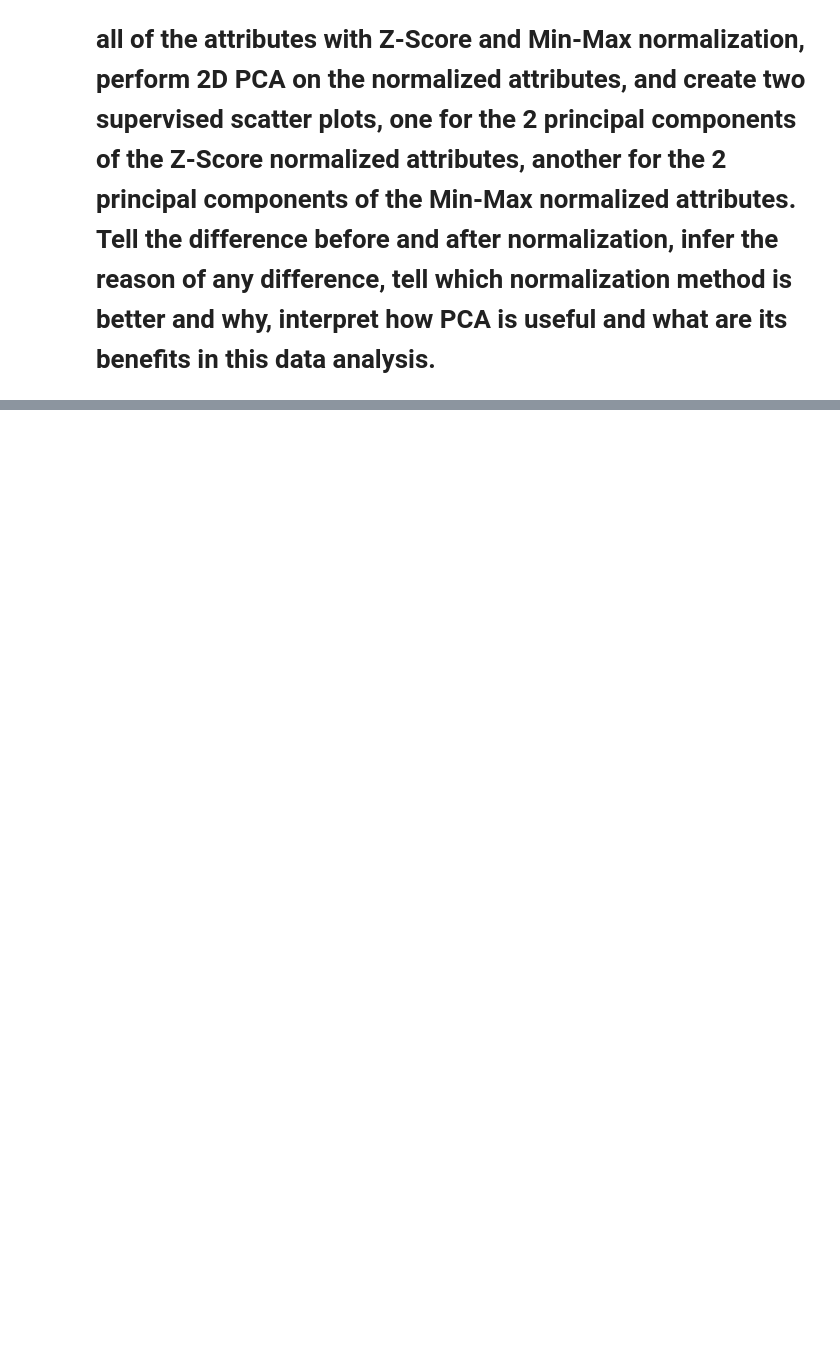
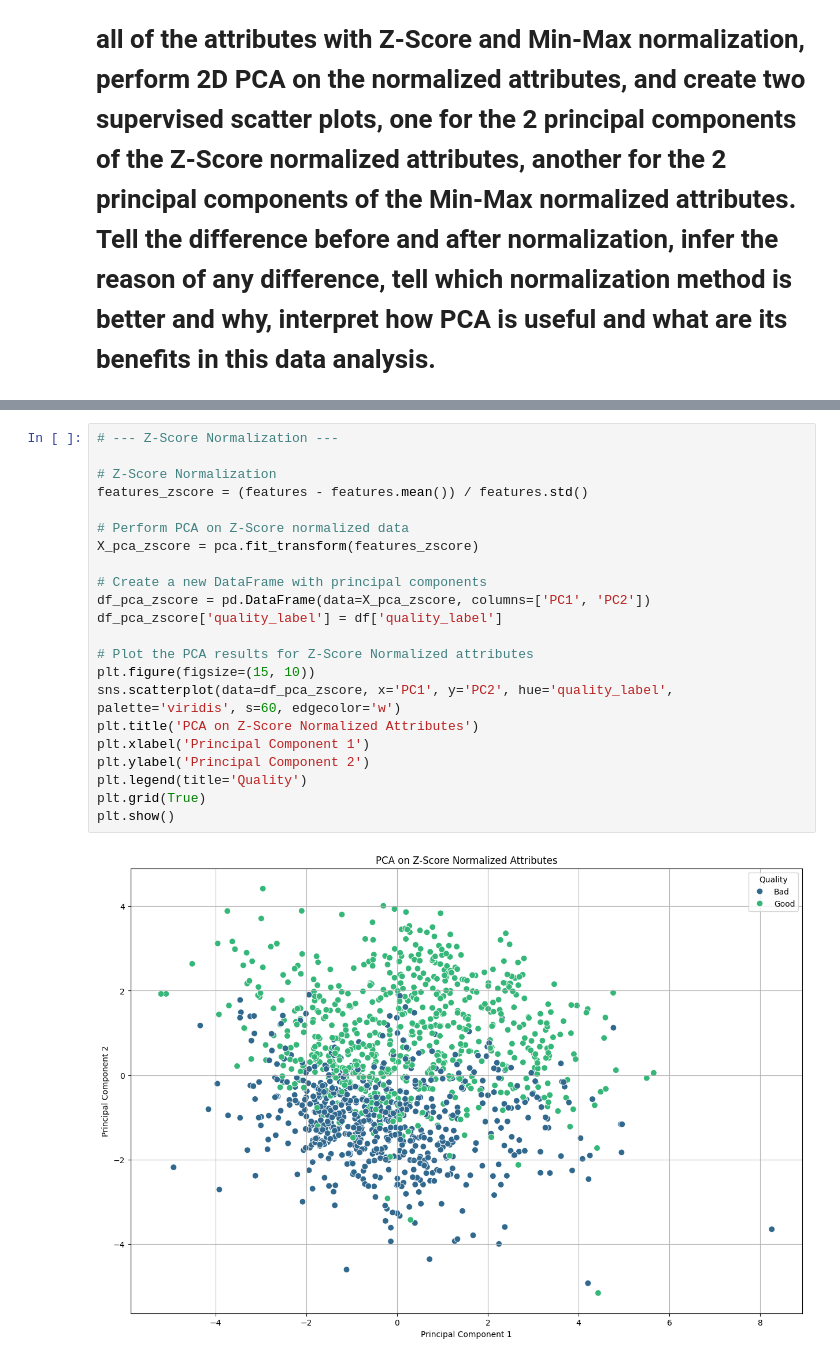
Before and after one commit to NomyNom/cosc3337-hw1, a Jupyter notebook: eda.ipynb, the cells around one changed output, grey strips where cells are left out. Drawn from its saved outputs; the diff is of its cells as text; blank space fills up the shorter version.

```diff
--- a/eda.ipynb
+++ b/eda.ipynb
@@ -273,0 +320,24 @@ scatter_plot('fixed acidity', 'free sulfur dioxide', title='Fixed Acidity vs Fre
+# %%
+# --- Z-Score Normalization ---
+
+# Z-Score Normalization
+features_zscore = (features - features.mean()) / features.std()
+
+# Perform PCA on Z-Score normalized data
+X_pca_zscore = pca.fit_transform(features_zscore)
+
+# Create a new DataFrame with principal components
+df_pca_zscore = pd.DataFrame(data=X_pca_zscore, columns=['PC1', 'PC2'])
+df_pca_zscore['quality_label'] = df['quality_label']
+
+# Plot the PCA results for Z-Score Normalized attributes
+plt.figure(figsize=(15, 10))
+sns.scatterplot(data=df_pca_zscore, x='PC1', y='PC2', hue='quality_label', palette='viridis', s=60, edgecolor='w')
+plt.title('PCA on Z-Score Normalized Attributes')
+plt.xlabel('Principal Component 1')
+plt.ylabel('Principal Component 2')
+plt.legend(title='Quality')
+plt.grid(True)
+plt.show()
+# %% [output]
+[figure, added]
```
Also changed, not shown: parts of 9 cells of this notebook.
